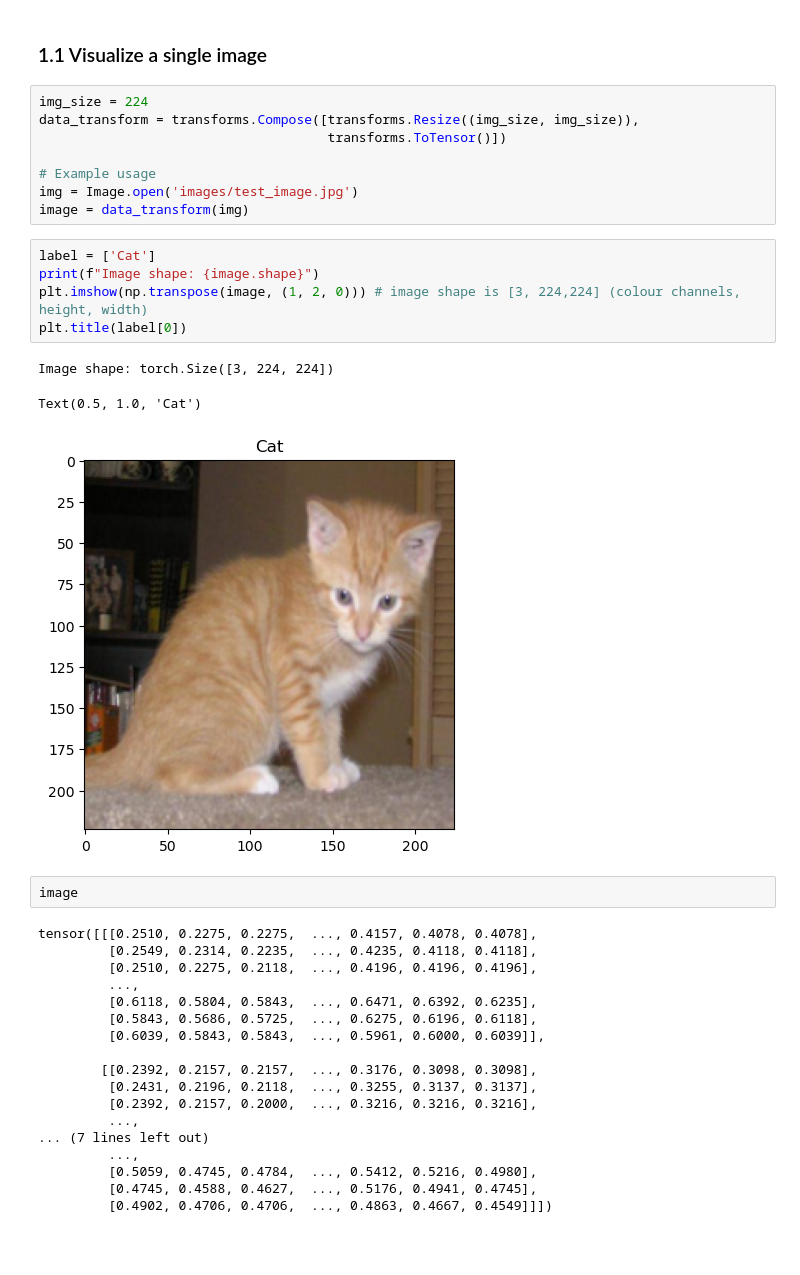
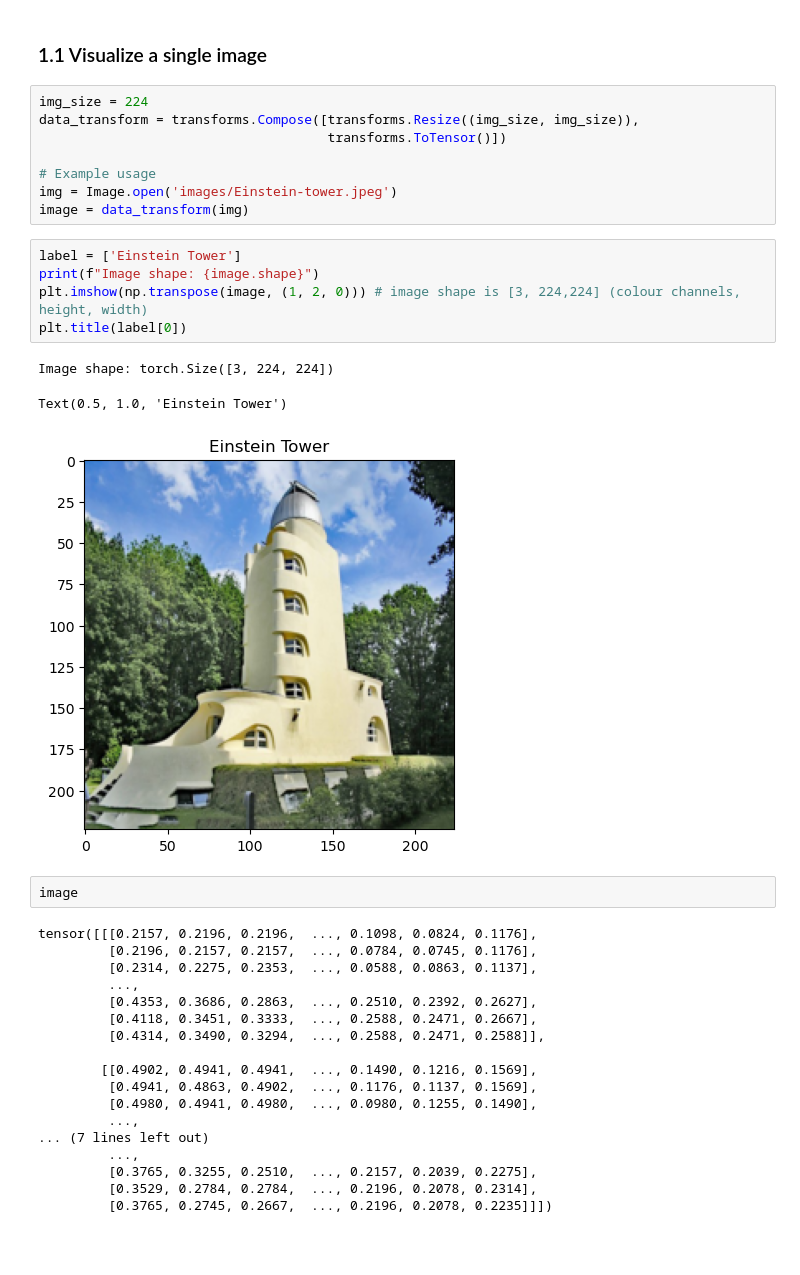
Before and after one commit to Adeniyilowee/Vision-Transformer-Workshop, a Jupyter notebook: 3. Vision Transformer.ipynb, the cells around one changed output. Cells and saved outputs as stored; diff of their text form.

Commit message:
Changed the patched image

```diff
--- a/3. Vision Transformer.ipynb
+++ b/3. Vision Transformer.ipynb
@@ -91,37 +91,37 @@ data_transform = transforms.Compose([transforms.Resize((img_size, img_size)),
                                      transforms.ToTensor()])
 
 # Example usage
-img = Image.open('images/test_image.jpg')
+img = Image.open('images/Einstein-tower.jpeg')
 image = data_transform(img)
 # %%
-label = ['Cat']
+label = ['Einstein Tower']
 print(f"Image shape: {image.shape}")
 plt.imshow(np.transpose(image, (1, 2, 0))) # image shape is [3, 224,224] (colour channels, height, width)
 plt.title(label[0])
 # %% [output]
 Image shape: torch.Size([3, 224, 224])
-Text(0.5, 1.0, 'Cat')
+Text(0.5, 1.0, 'Einstein Tower')
-[figure, old version]
+[figure, new version]
 # %%
 image
 # %% [output]
-tensor([[[0.2510, 0.2275, 0.2275,  ..., 0.4157, 0.4078, 0.4078],
-         [0.2549, 0.2314, 0.2235,  ..., 0.4235, 0.4118, 0.4118],
-         [0.2510, 0.2275, 0.2118,  ..., 0.4196, 0.4196, 0.4196],
+tensor([[[0.2157, 0.2196, 0.2196,  ..., 0.1098, 0.0824, 0.1176],
+         [0.2196, 0.2157, 0.2157,  ..., 0.0784, 0.0745, 0.1176],
+         [0.2314, 0.2275, 0.2353,  ..., 0.0588, 0.0863, 0.1137],
          ...,
-         [0.6118, 0.5804, 0.5843,  ..., 0.6471, 0.6392, 0.6235],
-         [0.5843, 0.5686, 0.5725,  ..., 0.6275, 0.6196, 0.6118],
-         [0.6039, 0.5843, 0.5843,  ..., 0.5961, 0.6000, 0.6039]],
+         [0.4353, 0.3686, 0.2863,  ..., 0.2510, 0.2392, 0.2627],
+         [0.4118, 0.3451, 0.3333,  ..., 0.2588, 0.2471, 0.2667],
+         [0.4314, 0.3490, 0.3294,  ..., 0.2588, 0.2471, 0.2588]],
 
-        [[0.2392, 0.2157, 0.2157,  ..., 0.3176, 0.3098, 0.3098],
-         [0.2431, 0.2196, 0.2118,  ..., 0.3255, 0.3137, 0.3137],
-         [0.2392, 0.2157, 0.2000,  ..., 0.3216, 0.3216, 0.3216],
+        [[0.4902, 0.4941, 0.4941,  ..., 0.1490, 0.1216, 0.1569],
+         [0.4941, 0.4863, 0.4902,  ..., 0.1176, 0.1137, 0.1569],
+         [0.4980, 0.4941, 0.4980,  ..., 0.0980, 0.1255, 0.1490],
          ...,
 ... (7 lines left out)
          ...,
-         [0.5059, 0.4745, 0.4784,  ..., 0.5412, 0.5216, 0.4980],
-         [0.4745, 0.4588, 0.4627,  ..., 0.5176, 0.4941, 0.4745],
-         [0.4902, 0.4706, 0.4706,  ..., 0.4863, 0.4667, 0.4549]]])
+         [0.3765, 0.3255, 0.2510,  ..., 0.2157, 0.2039, 0.2275],
+         [0.3529, 0.2784, 0.2784,  ..., 0.2196, 0.2078, 0.2314],
+         [0.3765, 0.2745, 0.2667,  ..., 0.2196, 0.2078, 0.2235]]])
 # %% [markdown]
 #
 # %% [markdown]
```
Also changed, not shown: parts of 11 cells of this notebook.
